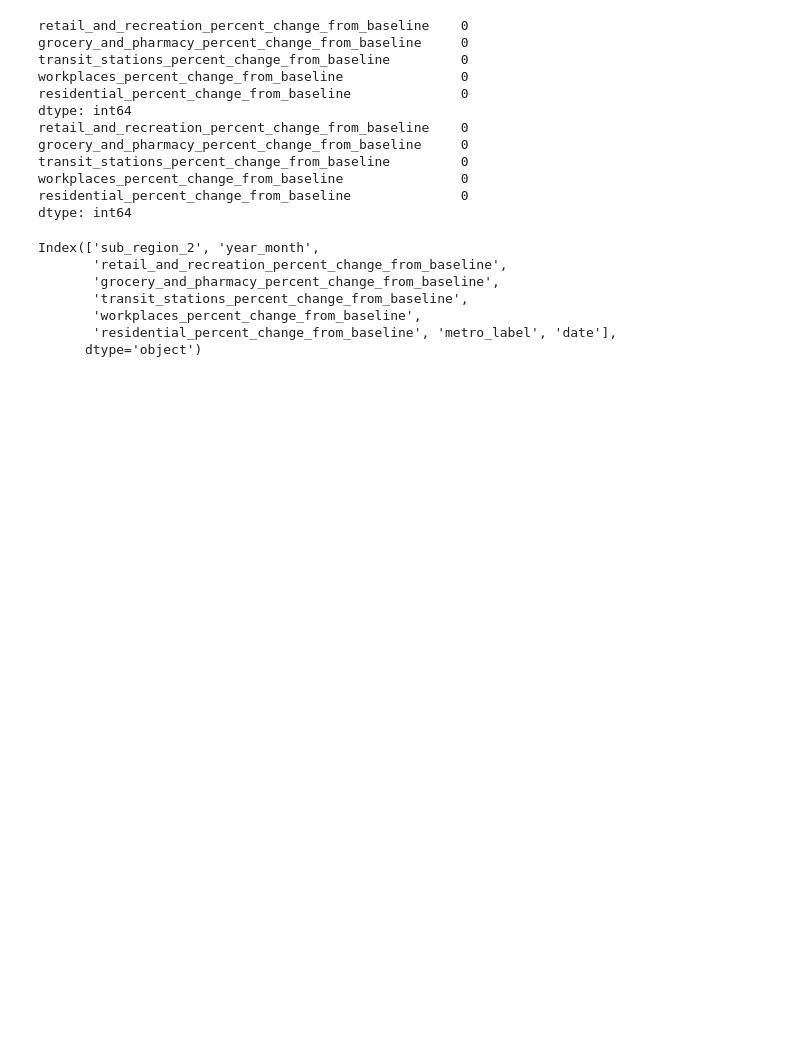
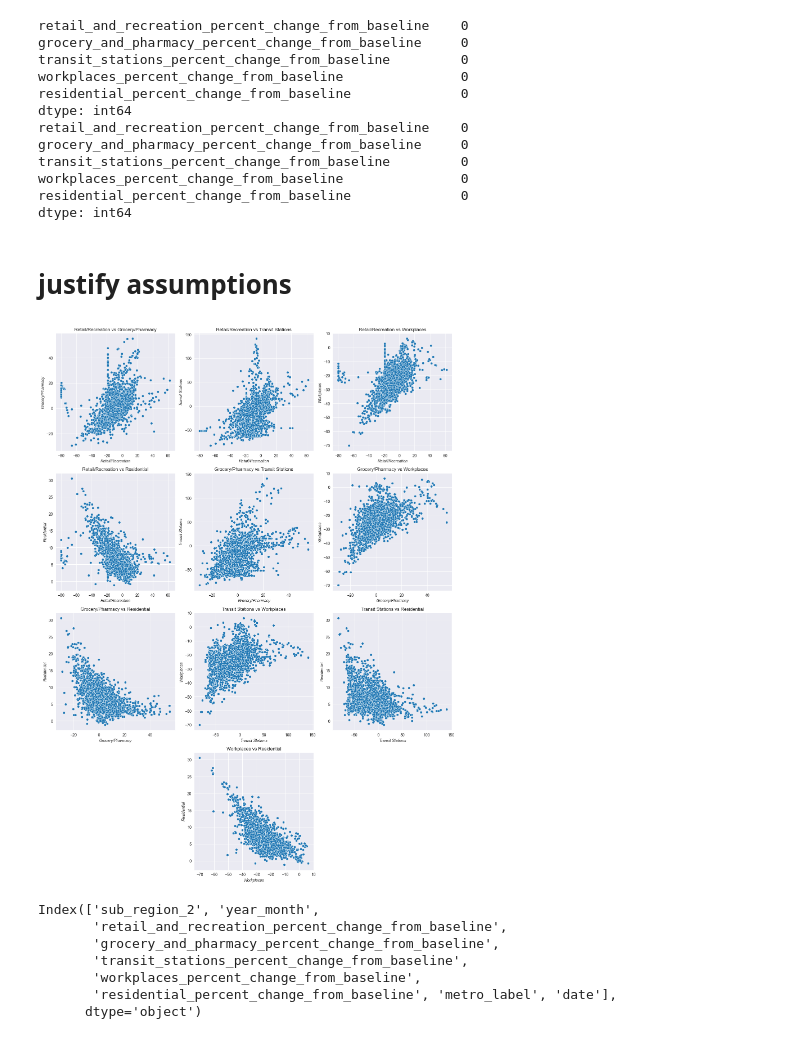
Before and after one commit to rorygardner/cyber_squadron, a Jupyter notebook: rory/pca.ipynb, the cells around one changed output. Drawn from its saved outputs; the diff is of its cells as text; code cells hidden in the pictures; blank space fills up the shorter version.

Commit message:
assumptions

```diff
--- a/rory/pca.ipynb
+++ b/rory/pca.ipynb
@@ -58,6 +58,50 @@ transit_stations_percent_change_from_baseline         0
 workplaces_percent_change_from_baseline               0
 residential_percent_change_from_baseline              0
 dtype: int64
+# %% [markdown]
+# justify assumptions
+# %%
+short_names = {
+    'retail_and_recreation_percent_change_from_baseline': 'Retail/Recreation',
+    'grocery_and_pharmacy_percent_change_from_baseline': 'Grocery/Pharmacy',
+    'transit_stations_percent_change_from_baseline': 'Transit Stations',
+    'workplaces_percent_change_from_baseline': 'Workplaces',
+    'residential_percent_change_from_baseline': 'Residential'
+}
+
+monthly = monthly.rename(columns=short_names)
+
+mobility_feats_short = ['Retail/Recreation', 'Grocery/Pharmacy', 'Transit Stations', 'Workplaces', 'Residential']
+# %%
+# linearity: scatterplots
+import itertools
+
+pairs = list(itertools.combinations(mobility_feats_short, 2))
+
+fig, axes = plt.subplots(4, 3, figsize=(15, 20))
+axes = axes.flatten()
+
+for ax, (x, y) in zip(axes, pairs):
+    sns.scatterplot(data=monthly, x=x, y=y, ax=ax)
+    ax.set_xlabel(x, style='italic')
+    ax.set_ylabel(y, style='italic')
+    ax.set_title(f"{x} vs {y}")
+
+x_last, y_last = pairs[-1]
+
+sns.scatterplot(data=monthly, x=x_last, y=y_last, ax=axes[10])
+axes[10].set_title(f"{x_last} vs {y_last}")
+axes[10].set_xlabel(x_last, style='italic')
+axes[10].set_ylabel(y_last, style='italic')
+
+# hide unused axes: 9 and 11
+axes[9].set_visible(False)
+axes[11].set_visible(False)
+
+plt.tight_layout()
+plt.show()
+# %% [output]
+[figure, added]
 # %%
 print(monthly.columns)
 # %% [output]
```
Also changed, not shown: parts of 1 cell of this notebook, 3 other files.
